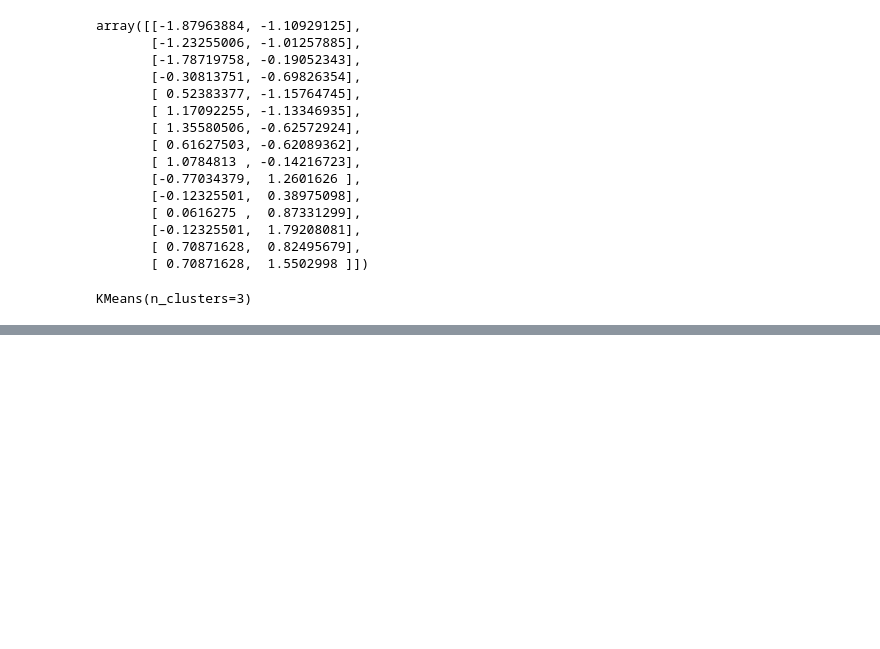
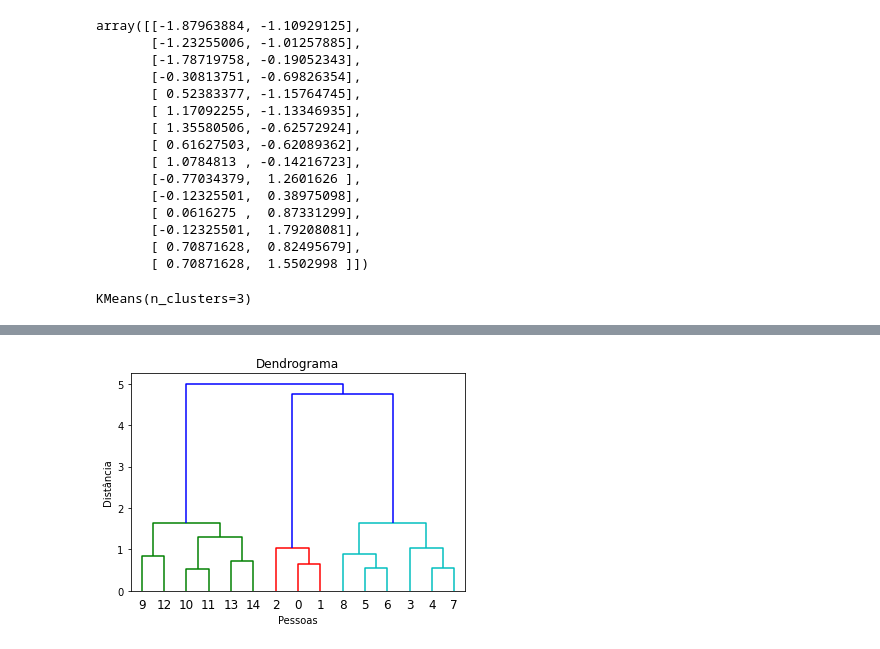
Before and after one commit to WMFrts/agrupamento-clustering, a Jupyter notebook: agrupamento_clustering.ipynb, the cells around one changed output, grey strips where cells are left out. Saved outputs shown, nothing was run; the diff lists cells and outputs as text; code cells hidden in the pictures; blank space fills up the shorter version.

```diff
--- a/agrupamento_clustering.ipynb
+++ b/agrupamento_clustering.ipynb
@@ -142,0 +559,9 @@ grafico3.show()
+# %%
+#com personalização
+
+dendrograma = dendrogram(linkage(base_salario, method= 'ward'))
+plt.title('Dendrograma')
+plt.xlabel('Pessoas')
+plt.ylabel('Distância');
+# %% [output]
+[figure, added]
```
Also changed, not shown: parts of 55 cells of this notebook.
